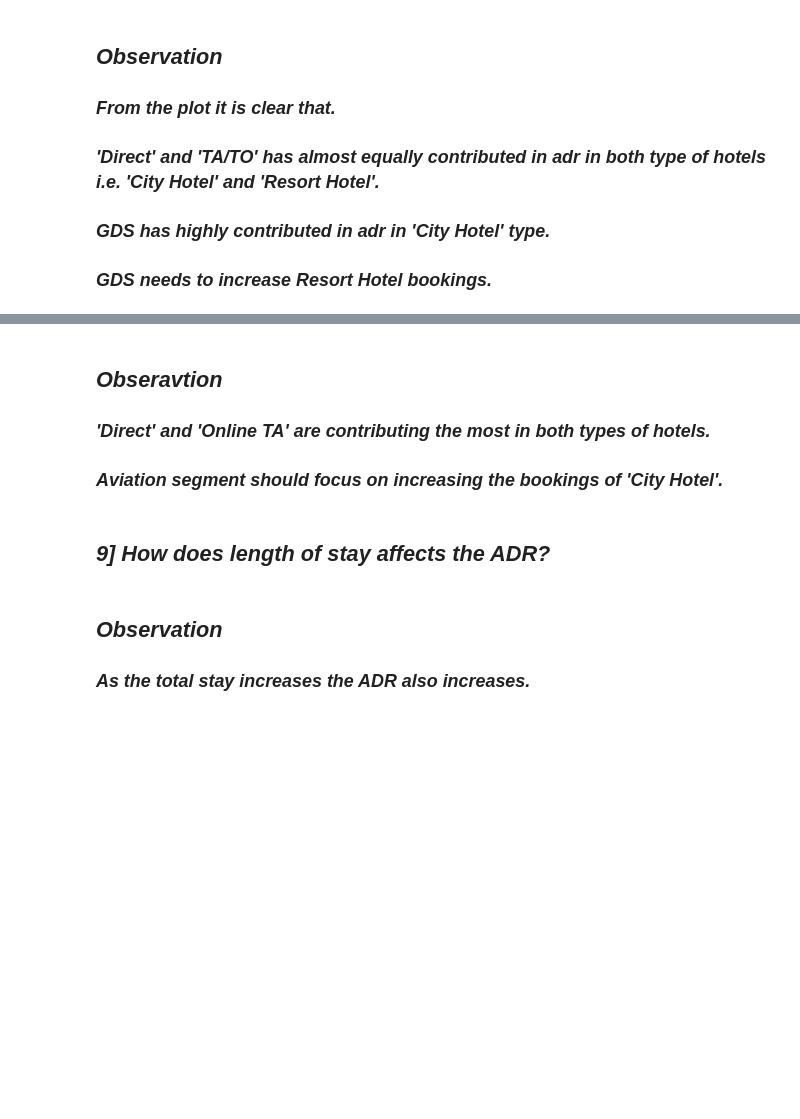
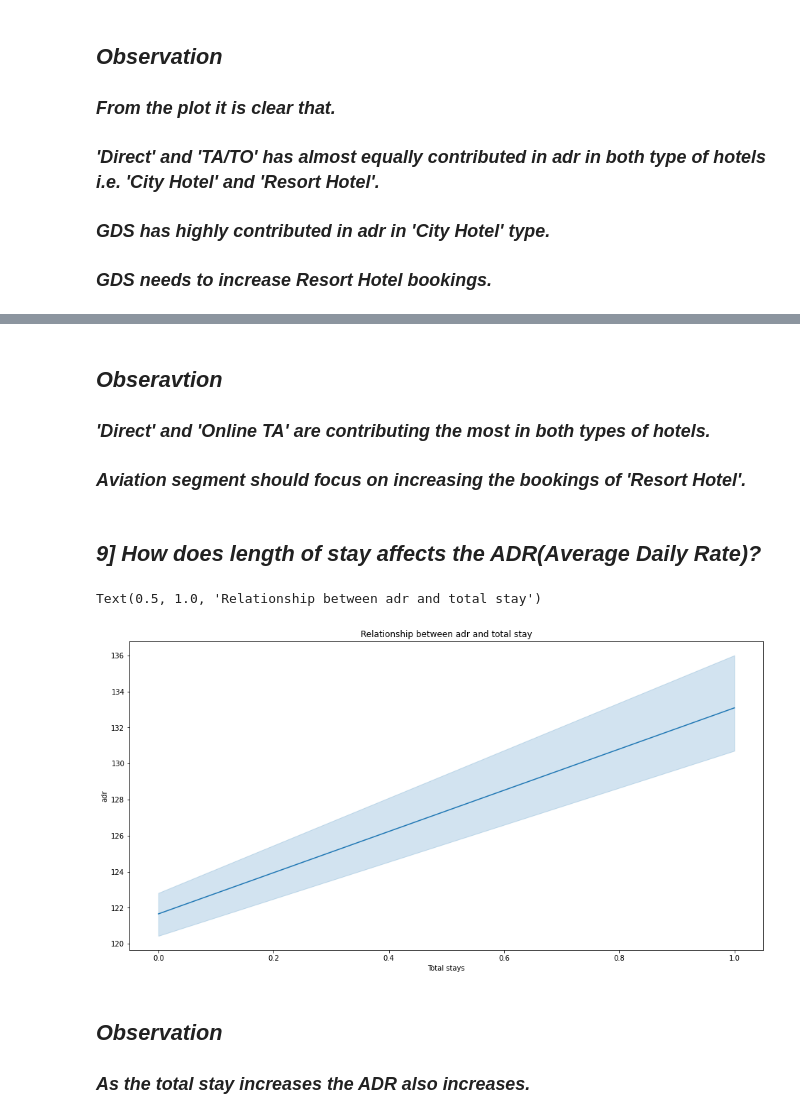
Before and after one commit to PrinceChauhan608/HOTELDBA-EDA-CAPSTONE, a Jupyter notebook: Collab_Hotel_Booking_Analysis_Capstone_Project.ipynb, the cells around one changed output, grey strips where cells are left out. Saved outputs shown, nothing was run; the diff lists cells and outputs as text; code cells hidden in the pictures; blank space fills up the shorter version.

```diff
--- a/Collab_Hotel_Booking_Analysis_Capstone_Project.ipynb
+++ b/Collab_Hotel_Booking_Analysis_Capstone_Project.ipynb
@@ -806,21 +790,23 @@ plt.title('Adr across market segment')
 # %% [markdown]
 ## ***Obseravtion***
 ### ***'Direct' and 'Online TA' are contributing the most in both types of hotels.***
-### ***Aviation segment should focus on increasing the bookings of 'City Hotel'.***
+### ***Aviation segment should focus on increasing the bookings of 'Resort Hotel'.***
 # %% [markdown]
-## ***9] How does length of stay affects the ADR?***
+## ***9] How does length of stay affects the ADR(Average Daily Rate)?***
 # %%
 # Groupby adr,total,stay,hotel,
-adr_vs_stay = hoteldb.groupby(['total_stay', 'adr','hotel']).agg('count').reset_index()
+adr_vs_stay = hoteldb.groupby(['is_canceled', 'adr','hotel']).agg('count').reset_index()
 adr_vs_stay = adr_vs_stay.iloc[:, :3]
-adr_vs_stay = adr_vs_stay.rename(columns={'is_canceled':'Number of stays'})
+adr_vs_stay = adr_vs_stay.rename(columns={'is_canceled':'Total stays'})
 adr_vs_stay=adr_vs_stay[:18000]
-adr_vs_stay
 # %%
 #plot line chart
 plt.figure(figsize=(16,8))
-sns.lineplot(x='total_stay',y='adr',data=adr_vs_stay)
+sns.lineplot(x='Total stays',y='adr',data=adr_vs_stay)
 plt.title('Relationship between adr and total stay')
+# %% [output]
+Text(0.5, 1.0, 'Relationship between adr and total stay')
+[figure, added]
 # %% [markdown]
 ## ***Observation***
 ### ***As the total stay increases the  ADR also increases.***
```
Also changed, not shown: parts of 53 cells of this notebook.
